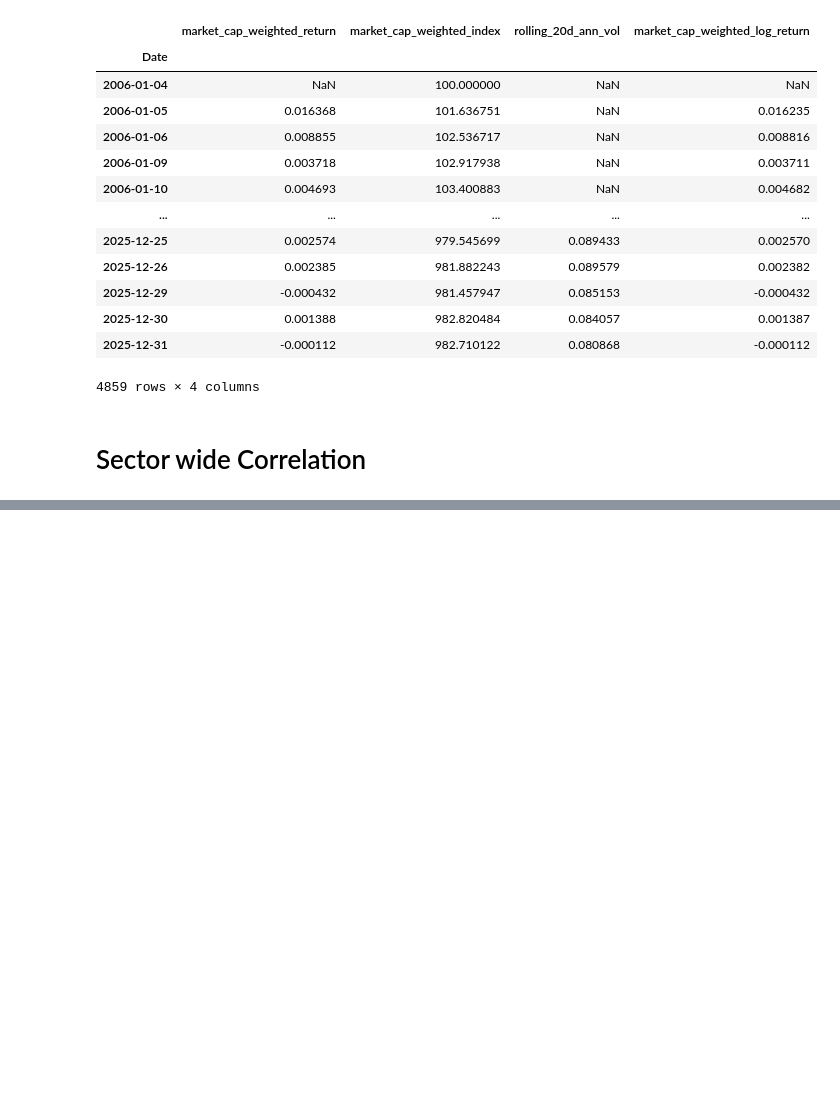
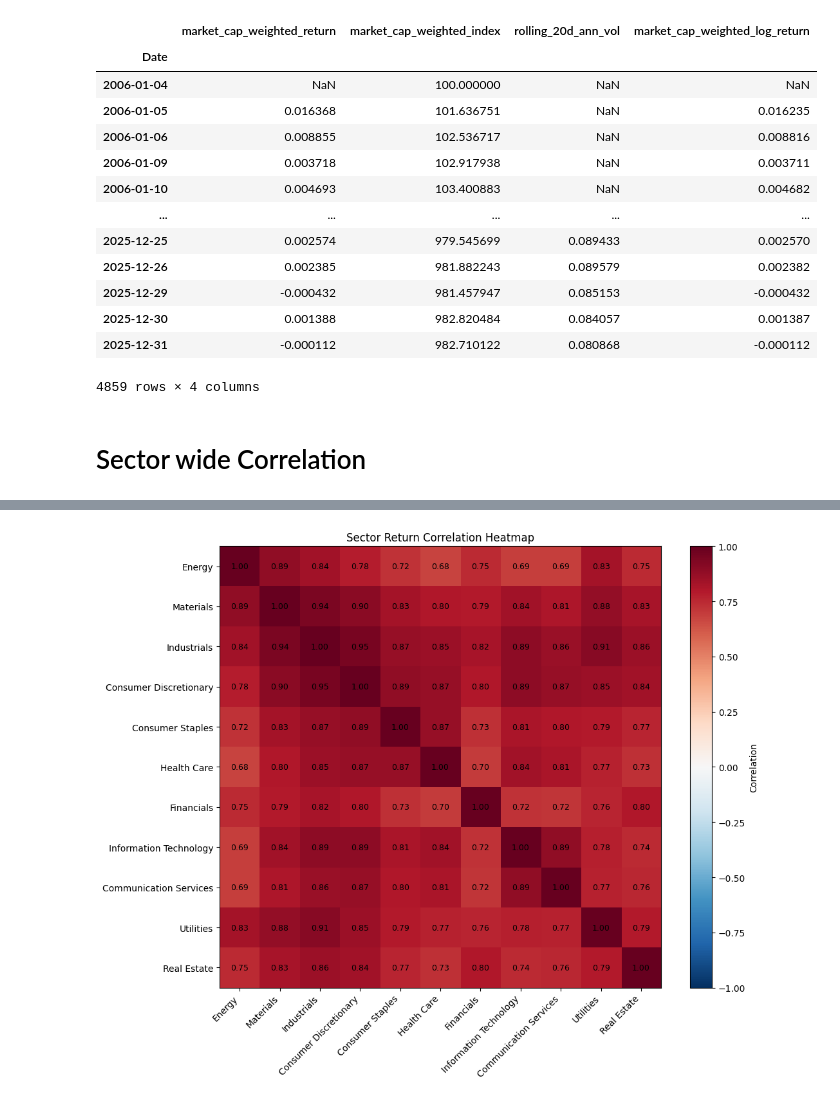
Before and after one commit to bakapig/Intro-To-Quant-Investing, a Jupyter notebook: JC/codebase/data_cn_eda.ipynb, the cells around one changed output, grey strips where cells are left out. Drawn from its saved outputs; the diff is of its cells as text; code cells hidden in the pictures; blank space fills up the shorter version.

```diff
--- a/JC/codebase/data_cn_eda.ipynb
+++ b/JC/codebase/data_cn_eda.ipynb
@@ -493,0 +590,19 @@ tickers['industry'] = tickers['gics'].apply(lambda x: str(x)[:6] if x is not Non
+# %%
+gics_sector_names = {
+    "10": "Energy",
+    "15": "Materials",
+    "20": "Industrials",
+    "25": "Consumer Discretionary",
+    "30": "Consumer Staples",
+    "35": "Health Care",
+    "40": "Financials",
+    "45": "Information Technology",
+    "50": "Communication Services",
+    "55": "Utilities",
+    "60": "Real Estate",
+}
+
+sector_corr_named = sector_corr.rename(index=gics_sector_names, columns=gics_sector_names)
+plot_corr_heatmap(sector_corr_named, title="Sector Return Correlation Heatmap")
+# %% [output]
+[figure, added]
```
Also changed, not shown: parts of 9 cells of this notebook, 7 other files.
